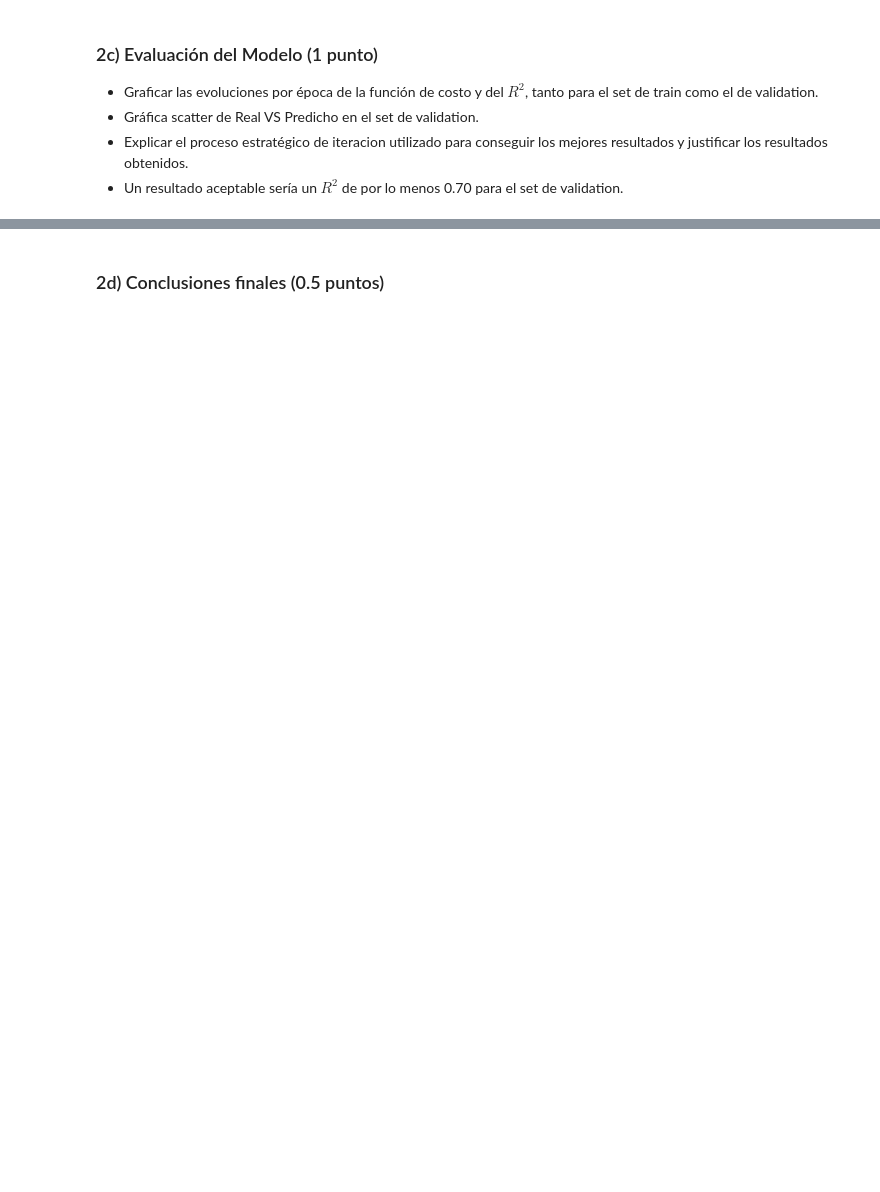
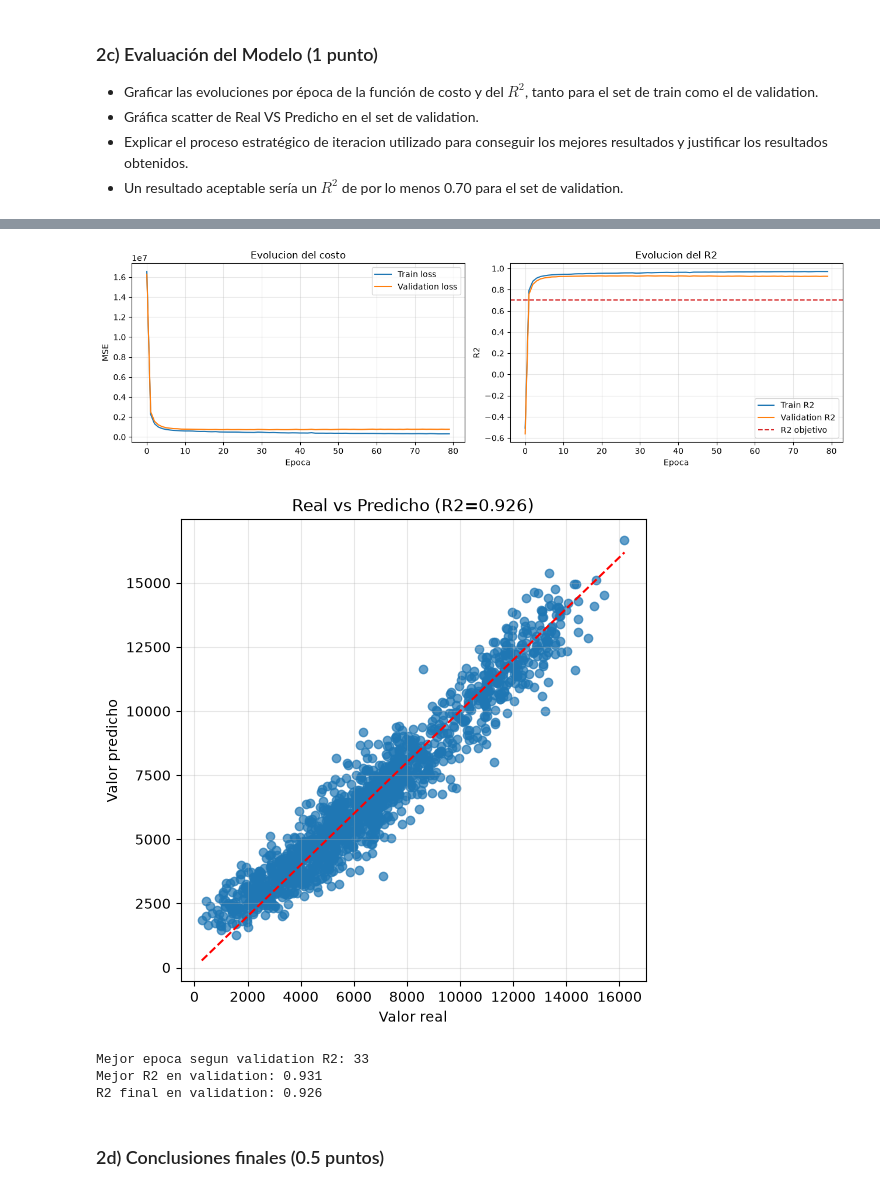
Before and after one commit to gonzalo-cuervo/CEIA_AP, a Jupyter notebook: TP1/Deep_Learning_TP1_Cohorte_25_3B2026.ipynb, the cells around one changed output, grey strips where cells are left out. Cells and saved outputs as stored; diff of their text form; code cells hidden in the pictures; blank space fills up the shorter version.

```diff
--- a/TP1/Deep_Learning_TP1_Cohorte_25_3B2026.ipynb
+++ b/TP1/Deep_Learning_TP1_Cohorte_25_3B2026.ipynb
@@ -645,2 +603,51 @@ for epoch in range(60):
+# %%
+# Evaluacion del modelo: perdida y R2 por epoca, mas scatter real vs predicho.
+
+best_epoch = int(np.argmax(val_r2_scores)) + 1
+best_val_r2 = max(val_r2_scores)
+
+fig, axes = plt.subplots(1, 2, figsize=(13, 4))
+axes[0].plot(train_losses, label='Train loss')
+axes[0].plot(val_losses, label='Validation loss')
+axes[0].set_xlabel('Epoca')
+axes[0].set_ylabel('MSE')
+axes[0].set_title('Evolucion del costo')
+axes[0].grid(alpha=0.3)
+axes[0].legend()
+
+axes[1].plot(train_r2_scores, label='Train R2')
+axes[1].plot(val_r2_scores, label='Validation R2')
+axes[1].axhline(0.70, color='tab:red', linestyle='--', label='R2 objetivo')
+axes[1].set_xlabel('Epoca')
+axes[1].set_ylabel('R2')
+axes[1].set_title('Evolucion del R2')
+axes[1].grid(alpha=0.3)
+axes[1].legend()
+plt.tight_layout()
+plt.show()
+
+model.eval()
+with torch.no_grad():
+    val_pred = model(X_val_t).detach().numpy().ravel()
+    final_r2 = r2_score(y_val, val_pred)
+
+plt.figure(figsize=(6, 6))
+plt.scatter(y_val, val_pred, alpha=0.7)
+plt.plot([y_val.min(), y_val.max()], [y_val.min(), y_val.max()], 'r--')
+plt.xlabel('Valor real')
+plt.ylabel('Valor predicho')
+plt.title(f'Real vs Predicho (R2={final_r2:.3f})')
+plt.grid(alpha=0.3)
+plt.show()
+
+print(f'Mejor epoca segun validation R2: {best_epoch}')
+print(f'Mejor R2 en validation: {best_val_r2:.3f}')
+print(f'R2 final en validation: {final_r2:.3f}')
+# %% [output]
+[figure, added]
+[figure, added]
+Mejor epoca segun validation R2: 33
+Mejor R2 en validation: 0.931
+R2 final en validation: 0.926
 # %% [markdown]
 ### 2d) Conclusiones finales (0.5 puntos)
```
Also changed, not shown: parts of 7 cells of this notebook, 1 other file.
